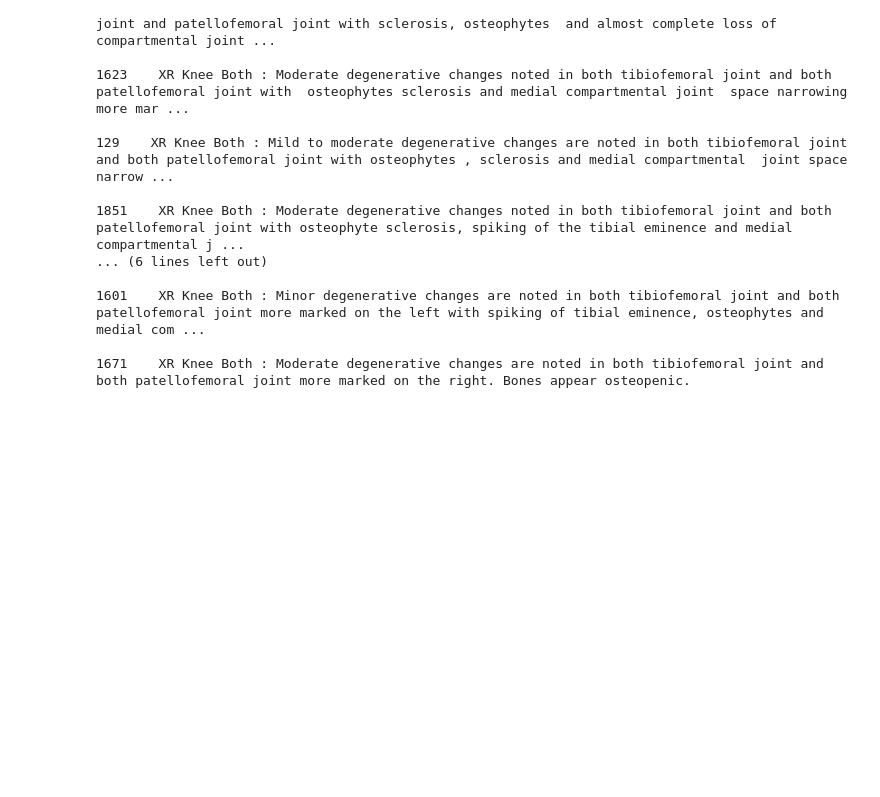
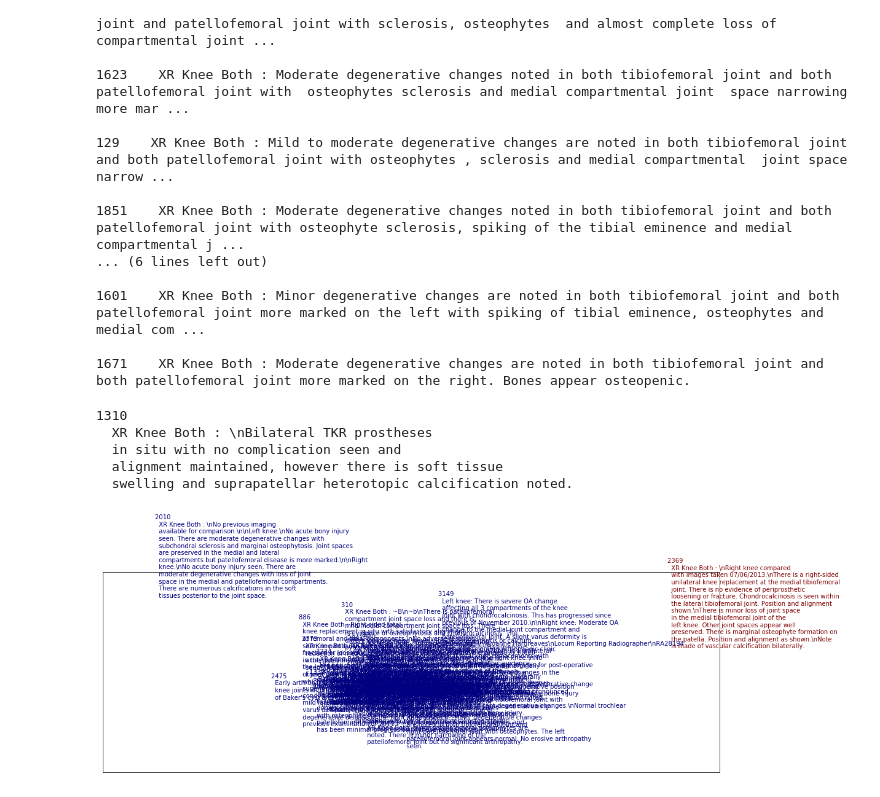
Before and after one commit to kasimayy/x_ray_fracture_localisation, a Jupyter notebook: VisualiseReports.ipynb, the cells around one changed output. Cells and saved outputs as stored; diff of their text form; code cells hidden in the pictures; blank space fills up the shorter version.

Commit message:
k-means clustering

```diff
--- a/VisualiseReports.ipynb
+++ b/VisualiseReports.ipynb
@@ -183,3 +183,64 @@ Most similar documents:
 1601    XR Knee Both : Minor degenerative changes are noted in both tibiofemoral joint and both patellofemoral joint more marked on the left with spiking of tibial eminence, osteophytes and medial com ...
 
 1671    XR Knee Both : Moderate degenerative changes are noted in both tibiofemoral joint and both patellofemoral joint more marked on the right. Bones appear osteopenic.
+# %%
+# Cluster documents using K-means
+from sklearn.cluster import KMeans
+from sklearn.decomposition import PCA
+
+num_clusters = 2
+num_samples = 50
+
+label_samples = random.choice(labels, num_samples)
+report_samples = []
+vectors = []
+for label in label_samples:
+    report_samples.append(df.loc[df['Accession'] == label]['Report text'])
+    vectors.append(model.docvecs[label])
+
+report_samples_linebreaks = []
+for report in report_samples:
+    words = report.to_string().split()
+    new_r = []
+    for i, word in enumerate(words):
+        new_r.append(word)
+        if i%7==0:
+            new_r.append(' \n ')
+    report_samples_linebreaks.append(' '.join(new_r))
+
+print report_samples_linebreaks[1]
+
+# docvecs = model.docvecs
+kmeans = KMeans(init='k-means++', n_clusters=num_clusters, n_init=10)
+kmeans.fit(vectors)
+
+reduced_data = PCA(n_components=2).fit_transform(vectors)
+
+# Step size of the mesh. Decrease to increase the quality of the VQ.
+h = .02     # point in the mesh [x_min, x_max]x[y_min, y_max].
+
+# Plot the decision boundary. For that, we will assign a color to each
+x_min, x_max = reduced_data[:, 0].min() - 1, reduced_data[:, 0].max() + 1
+y_min, y_max = reduced_data[:, 1].min() - 1, reduced_data[:, 1].max() + 1
+
+plt.figure(1)
+plt.clf()
+
+colours = plt.cm.jet(np.linspace(0, 1, num_clusters))
+
+for i, x, y in zip(range(num_samples), reduced_data[:, 0], reduced_data[:, 1]):
+    plt.annotate(report_samples_linebreaks[i], xy=(x, y), xytext=(0, 0), textcoords='offset points', color=colours[kmeans.labels_[i]])
+
+#plt.title('K-means Clustering of Knee X-ray Reports (reduced with PCA)\n')
+plt.xlim(x_min, x_max)
+plt.ylim(y_min, y_max)
+plt.xticks(())
+plt.yticks(())
+plt.show()
+# %% [output]
+1310
+  XR Knee Both : \nBilateral TKR prostheses
+  in situ with no complication seen and
+  alignment maintained, however there is soft tissue
+  swelling and suprapatellar heterotopic calcification noted.
+[figure, added]
```
